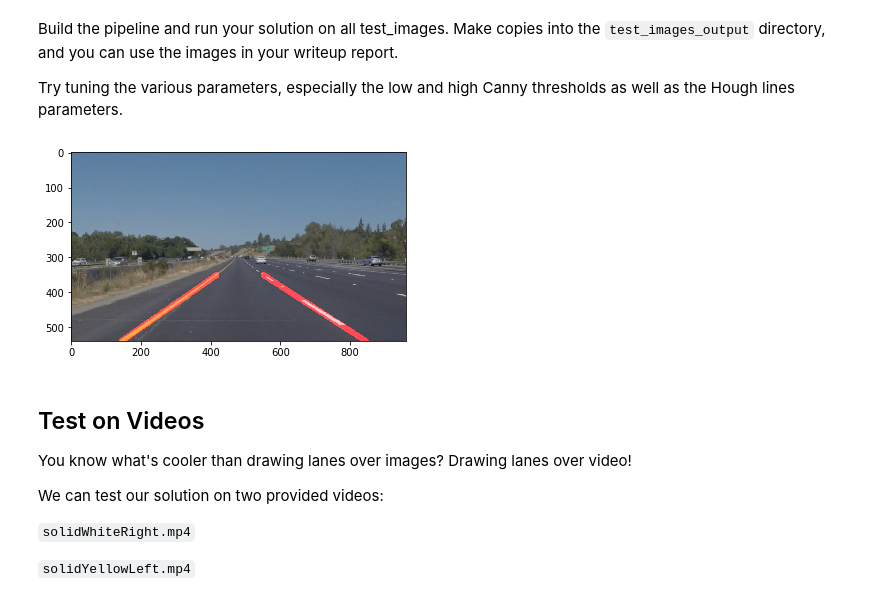
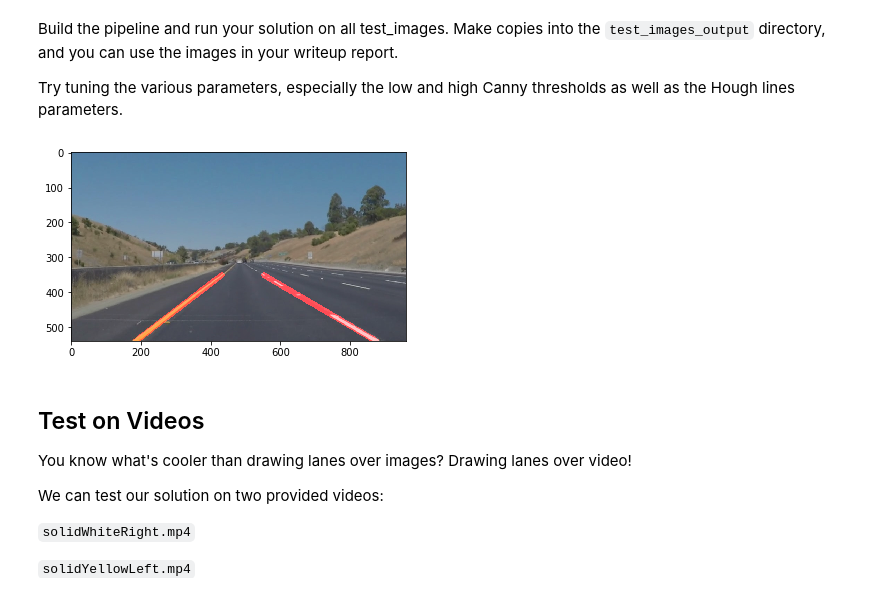
Before and after one commit to peterkinmond/CarND-LaneLines-P1, a Jupyter notebook: P1.ipynb, the cells around one changed output. Cells and saved outputs as stored; diff of their text form; code cells hidden in the pictures.

Commit message:
Fixed incorrect lane lines by having slope thresholds

```diff
--- a/P1.ipynb
+++ b/P1.ipynb
@@ -152,11 +152,13 @@ def draw_lines(img, lines, color=[255, 0, 0], thickness=15):
             slope = ((y2 - y1) / (x2 - x1))
 
             if slope >= 0:  # right line
-                x_rights.extend((x1, x2))
-                y_rights.extend((y1, y2))
+                if slope > 0.4 and slope < 1.0: # set threshold for slope
+                    x_rights.extend((x1, x2))
+                    y_rights.extend((y1, y2))
             else:  # left line
-                x_lefts.extend((x1, x2))
-                y_lefts.extend((y1, y2))
+                if slope < -0.4 and slope > -1.0: # set threshold for slope
+                    x_lefts.extend((x1, x2))
+                    y_lefts.extend((y1, y2))
 
     max_y = img.shape[0] # total height of image
     min_y = int(max_y * 0.65) # approximate where lines should end
@@ -249,36 +251,37 @@ def lane_lines_pipeline(image):
     vertices = np.array([[(50, imshape[0]),(400, 330), (600, 330), (imshape[1] - 50, imshape[0])]], dtype=np.int32)
     masked_edges = region_of_interest(edges, vertices)
 
     # Run Hough transform on our edges image
     rho = 2
     theta = np.pi/180
     threshold = 15
     min_line_len = 60
     max_line_gap = 40
     line_image = hough_lines(masked_edges, rho, theta, threshold, min_line_len, max_line_gap)
 
     color_edges = np.dstack((edges, edges, edges))
 
     # Overlay lines onto original image
     α = 0.8 # weight of initial image
     β = 1 # weight of overlayed image
     λ = 0
     combo = weighted_img(line_image, image, α, β, λ)
 
     return combo
 
 test_images_dir = "test_images/"
-# for image_name in os.listdir(test_images_dir):
+for image_name in os.listdir(test_images_dir):
 # for image_name in ['solidWhiteRight.jpg']:
-for image_name in ['solidYellowLeft.jpg']:
+# for image_name in ['solidYellowLeft.jpg']:
+# for image_name in ['whiteCarLaneSwitch.jpg']:
     image = mpimg.imread(test_images_dir + image_name)
     lane_lines_image = lane_lines_pipeline(image)
     # Write image to output folder
     # Image is stored in BGR so need to convert to RGB first
     cv2.imwrite('test_images_output/' + image_name, cv2.cvtColor(lane_lines_image, cv2.COLOR_BGR2RGB))
     plt.imshow(lane_lines_image)
 # %% [output]
-[figure, old version]
+[figure, new version]
 # %% [markdown]
 ## Test on Videos
 
```
Also changed, not shown: parts of 3 cells of this notebook, 5 other files.
